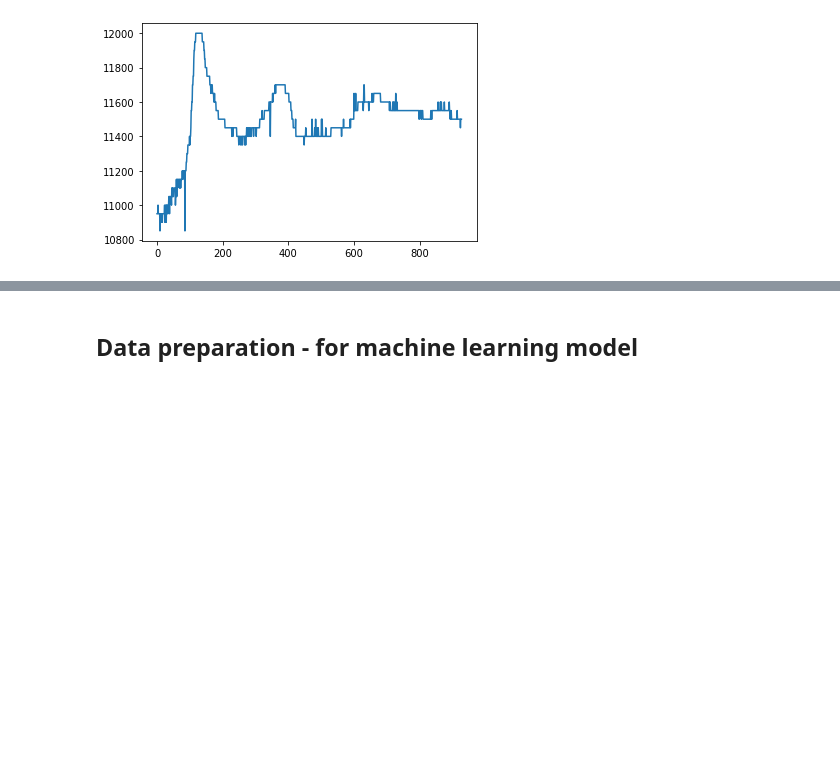
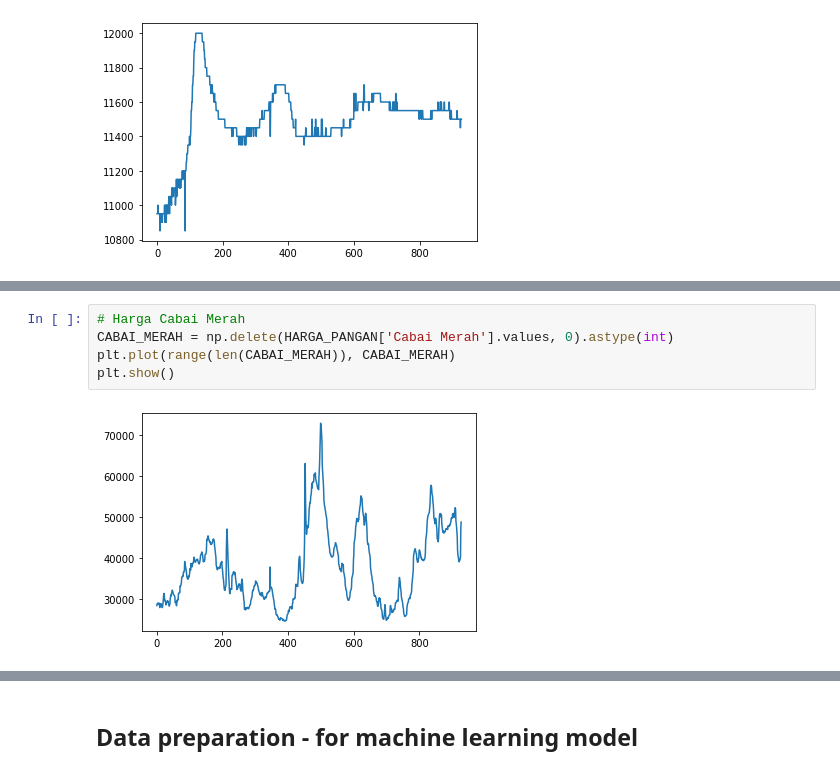
Before and after one commit to dewirizki/bangkit2021_machinelearning, a Jupyter notebook: price-recommender-dev.ipynb, the cells around one changed output, grey strips where cells are left out. Drawn from its saved outputs; the diff is of its cells as text; blank space fills up the shorter version.

```diff
--- a/price-recommender-dev.ipynb
+++ b/price-recommender-dev.ipynb
@@ -66,0 +93,7 @@ plt.show()
+# %%
+# Harga Cabai Merah
+CABAI_MERAH = np.delete(HARGA_PANGAN['Cabai Merah'].values, 0).astype(int)
+plt.plot(range(len(CABAI_MERAH)), CABAI_MERAH)
+plt.show()
+# %% [output]
+[figure, added]
```
Also changed, not shown: parts of 19 cells of this notebook, 17 other files.
